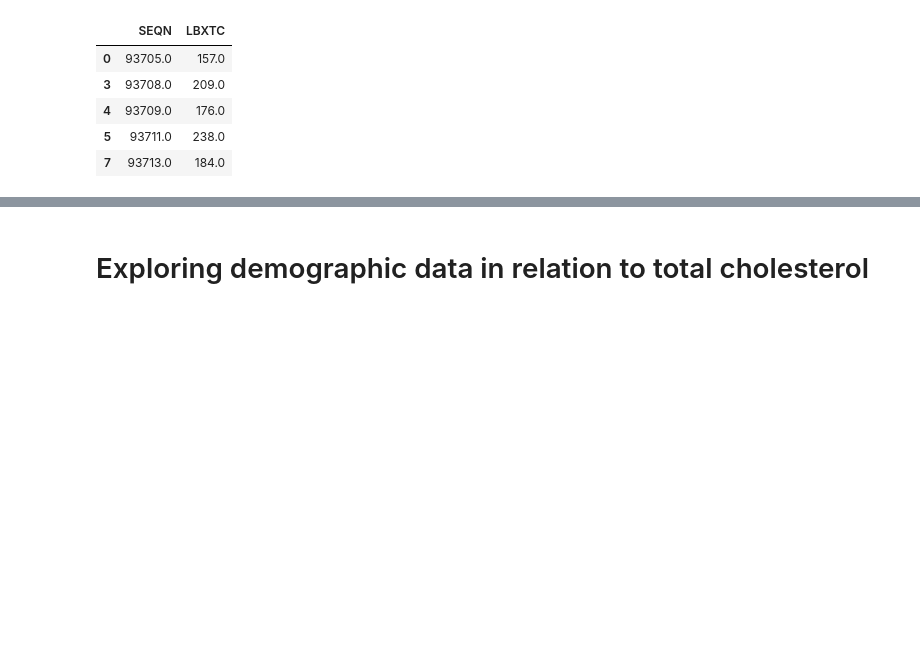
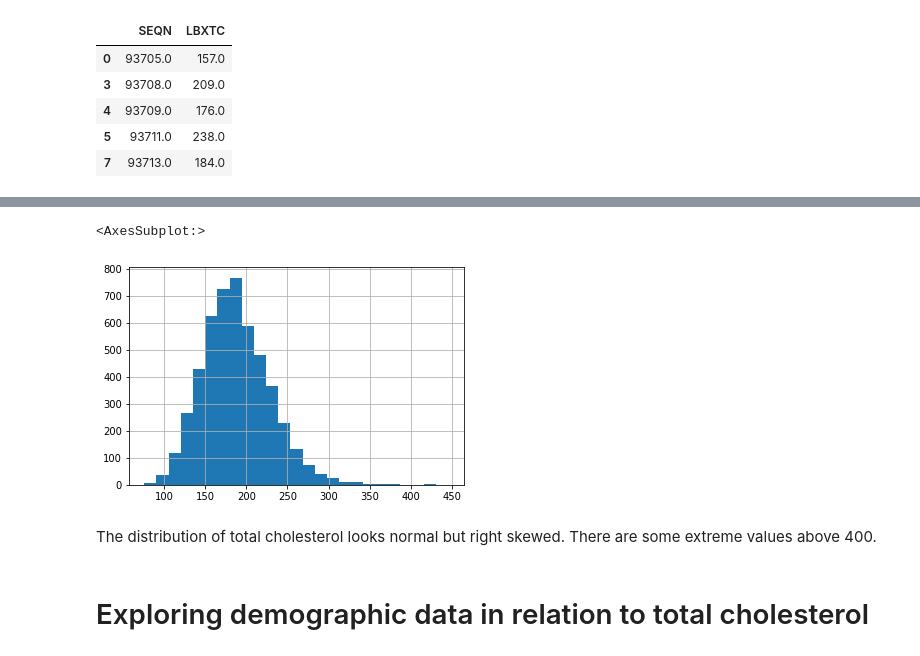
Before and after one commit to mathisme/ThinkfulDSFinalCapstone, a Jupyter notebook: notebooks/EDA.ipynb, the cells around one changed output, grey strips where cells are left out. Saved outputs shown, nothing was run; the diff lists cells and outputs as text; code cells hidden in the pictures; blank space fills up the shorter version.

```diff
--- a/notebooks/EDA.ipynb
+++ b/notebooks/EDA.ipynb
@@ -49,3 +53,10 @@ df.head()
+# %%
+df.LBXTC.hist(bins=25)
+# %% [output]
+<AxesSubplot:>
+[figure, added]
+# %% [markdown]
+The distribution of total cholesterol looks normal but right skewed.  There are some extreme values above 400.
 # %% [markdown]
 # Exploring demographic data in relation to total cholesterol
 # %%
```
Also changed, not shown: parts of 1 cell of this notebook.
